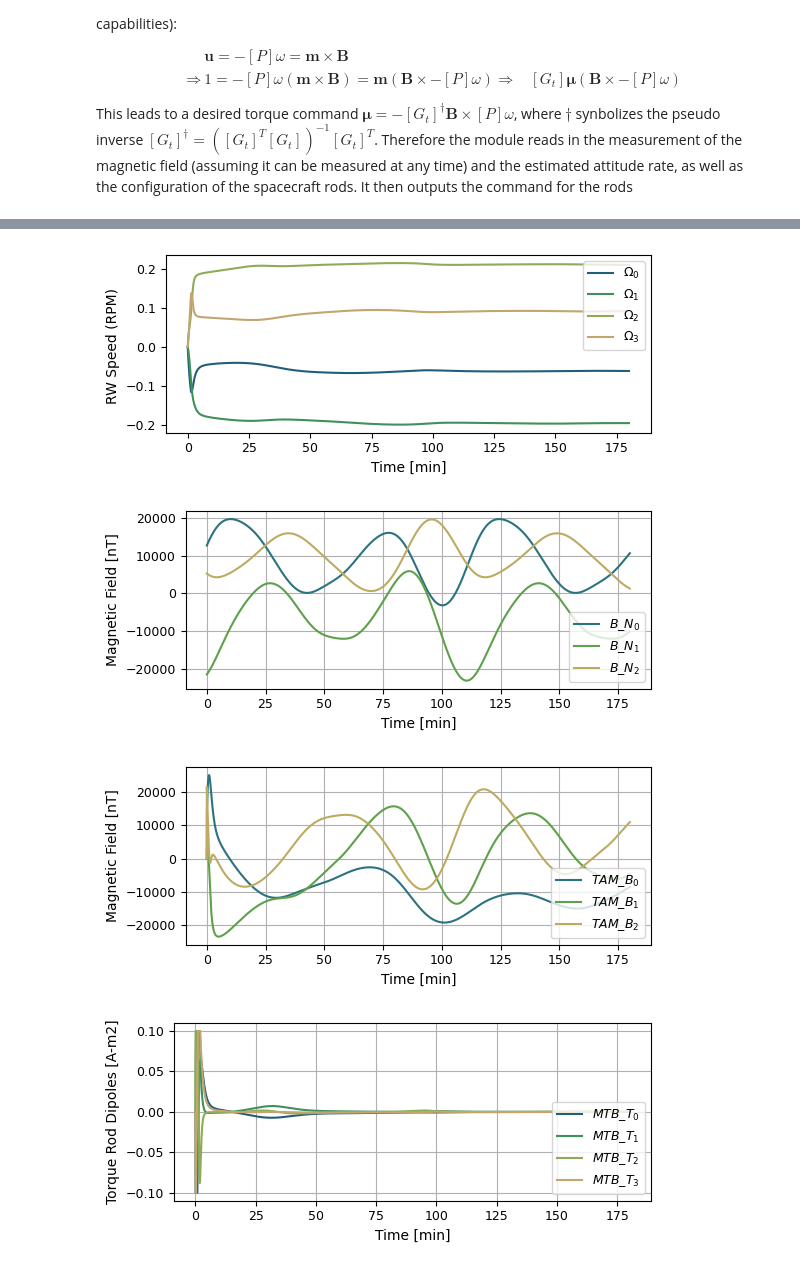
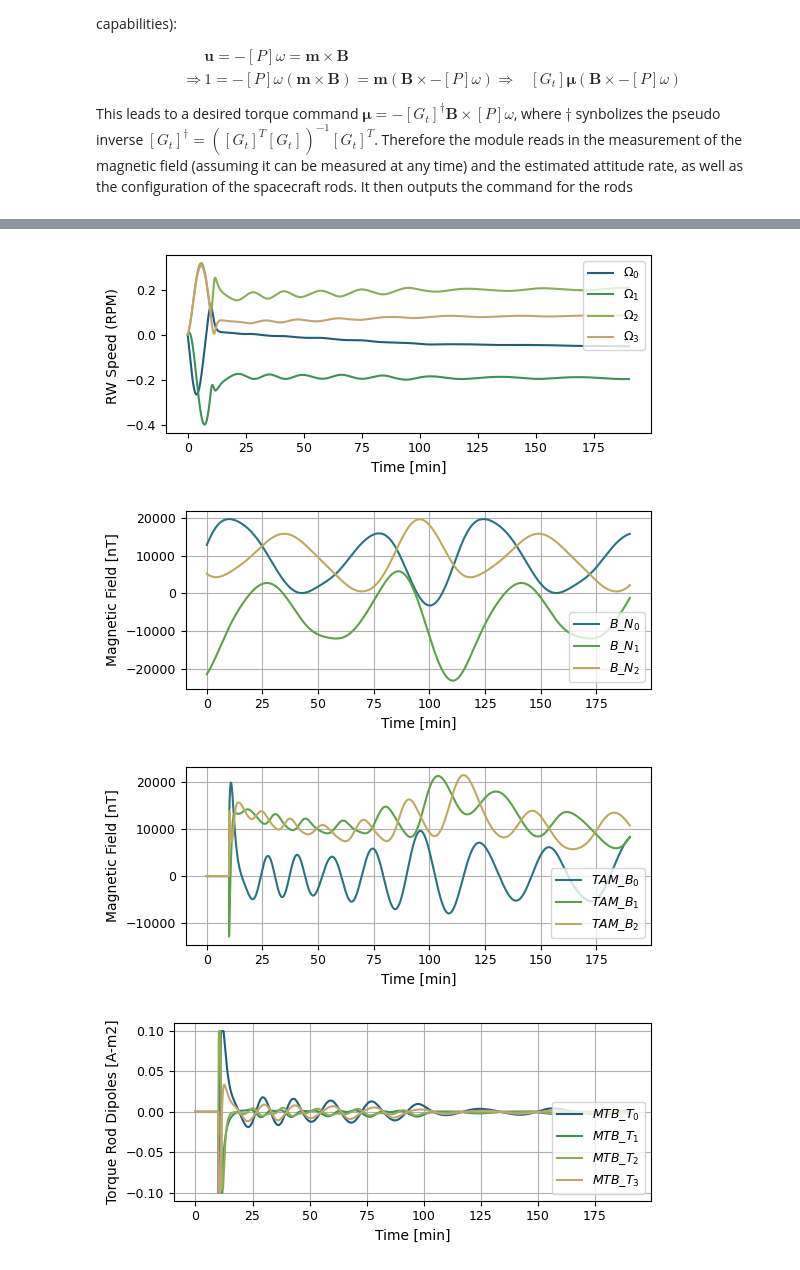
Before and after one commit to thibaudteil/bsk-workshop, a Jupyter notebook: CubeSatSim/scenarios/cubesat_mtb_detumble.ipynb, the cells around one changed output, grey strips where cells are left out. Cells and saved outputs as stored; diff of their text form; code cells hidden in the pictures.

```diff
--- a/CubeSatSim/scenarios/cubesat_mtb_detumble.ipynb
+++ b/CubeSatSim/scenarios/cubesat_mtb_detumble.ipynb
@@ -148,8 +148,12 @@ def runScenario(scenario):
     scenario.InitializeSimulation()
 
     # TODO : Request the mode we have just created
-    scenario.modeRequest =
-    scenario.ConfigureStopTime(simulationTime)
+    scenario.modeRequest = "standby"
+    scenario.ConfigureStopTime(macros.min2nano(10.))
+    scenario.ExecuteSimulation()
+
+    scenario.modeRequest = "mtb_detumble"
+    scenario.ConfigureStopTime(macros.min2nano(60*3. + 10))
     scenario.ExecuteSimulation()
 
     return
@@ -169,4 +173,4 @@ run(True)
-[figure, old version]
+[figure, new version]
-[figure, old version]
+[figure, new version]
-[figure, old version]
+[figure, new version]
-[figure, old version]
+[figure, new version]
```
Also changed, not shown: parts of 1 cell of this notebook, 2 other files.
